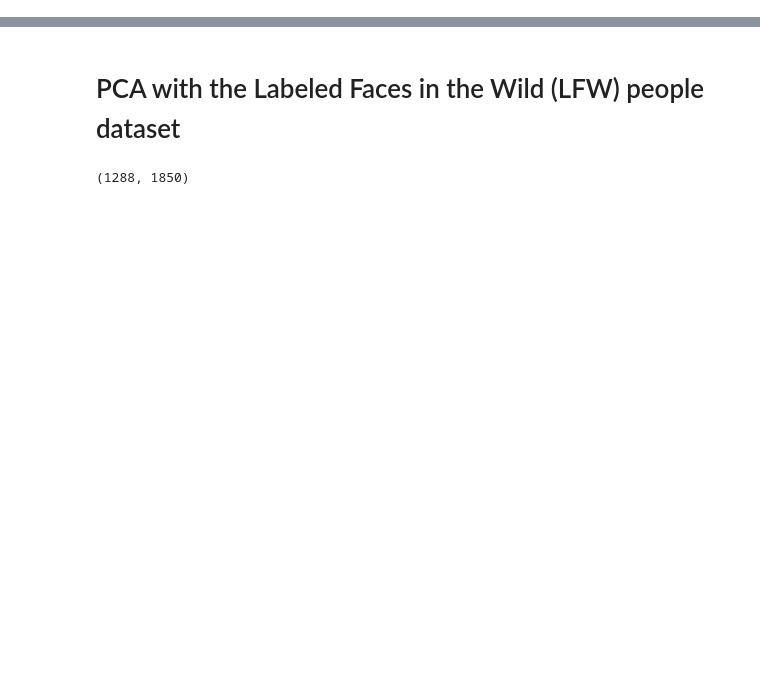
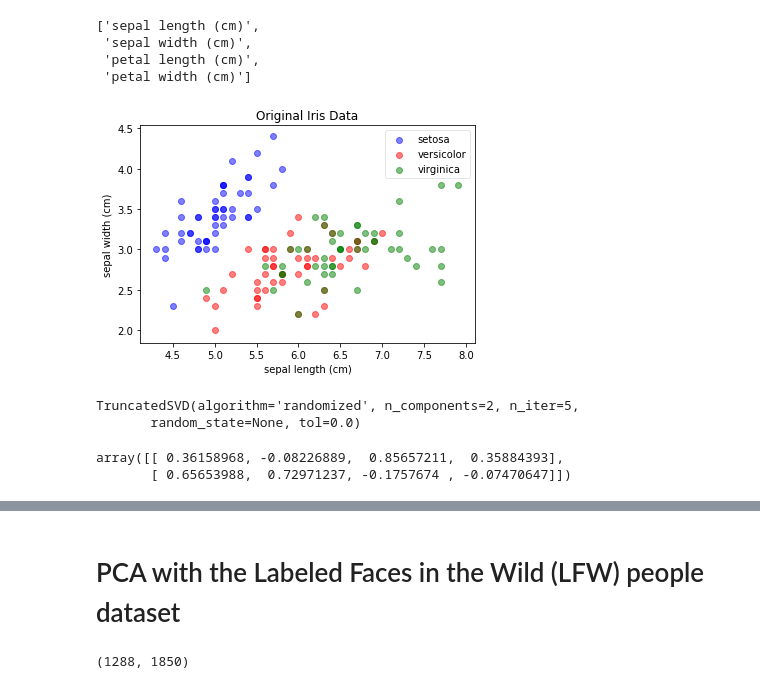
Before and after one commit to divyasusarla/features, a Jupyter notebook: Ch_6_Feature_Transformation/Ch_6.ipynb, the cells around one changed output, grey strips where cells are left out. Saved outputs shown, nothing was run; the diff lists cells and outputs as text; code cells hidden in the pictures; blank space fills up the shorter version.

```diff
--- a/Ch_6_Feature_Transformation/Ch_6.ipynb
+++ b/Ch_6_Feature_Transformation/Ch_6.ipynb
@@ -2,0 +18,39 @@
+# %%
+from sklearn.datasets import load_iris
+import matplotlib.pyplot as plt
+%matplotlib inline
+iris = load_iris()
+# %%
+iris_X, iris_y = iris.data, iris.target
+
+label_dict = {i: k for i, k in enumerate(iris.target_names)}
+# %%
+iris.feature_names
+# %% [output]
+['sepal length (cm)',
+ 'sepal width (cm)',
+ 'petal length (cm)',
+ 'petal width (cm)']
+# %%
+def plot(X, y, title, x_label, y_label):
+    ax = plt.subplot(111)
+    for label,marker,color in zip(
+    range(3),('^', 's', 'o'),('blue', 'red', 'green')):
+
+        plt.scatter(x=X[:,0].real[y == label],
+            y=X[:,1].real[y == label],
+            color=color,
+            alpha=0.5,
+            label=label_dict[label]
+            )
+
+    plt.xlabel(x_label)
+    plt.ylabel(y_label)
+
+    leg = plt.legend(loc='upper right', fancybox=True)
+    leg.get_frame().set_alpha(0.5)
+    plt.title(title)
+# %%
+plot(iris_X, iris_y, "Original Iris Data", "sepal length (cm)", "sepal width (cm)")
+# %% [output]
+[figure, added]
@@ -2,0 +62,11 @@
+# %%
+pca.fit(iris_X)
+svd.fit(iris_X)
+# %% [output]
+TruncatedSVD(algorithm='randomized', n_components=2, n_iter=5,
+       random_state=None, tol=0.0)
+# %%
+pca.components_
+# %% [output]
+array([[ 0.36158968, -0.08226889,  0.85657211,  0.35884393],
+       [ 0.65653988,  0.72971237, -0.1757674 , -0.07470647]])
```
Also changed, not shown: parts of 104 cells of this notebook, 1 other file.
